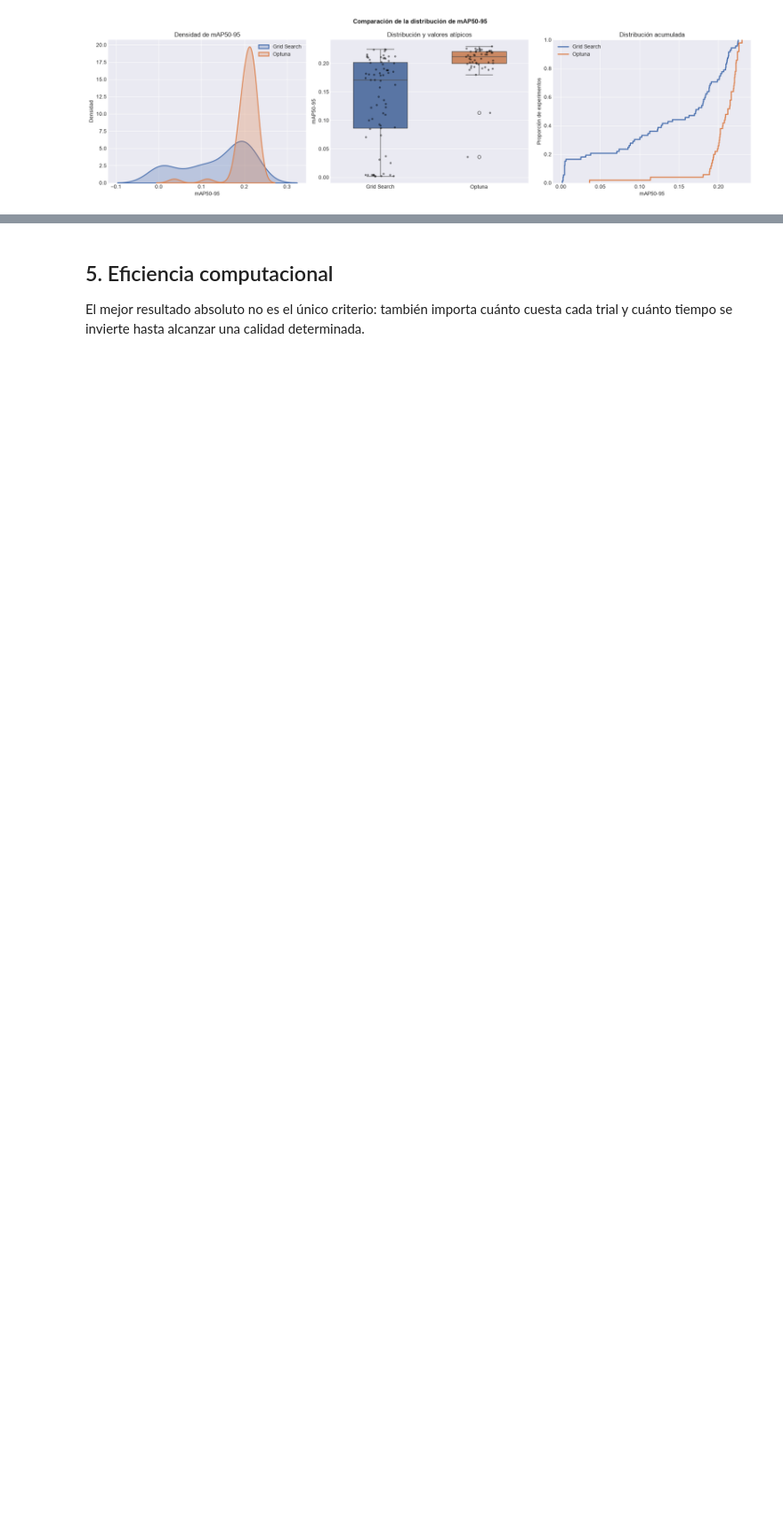
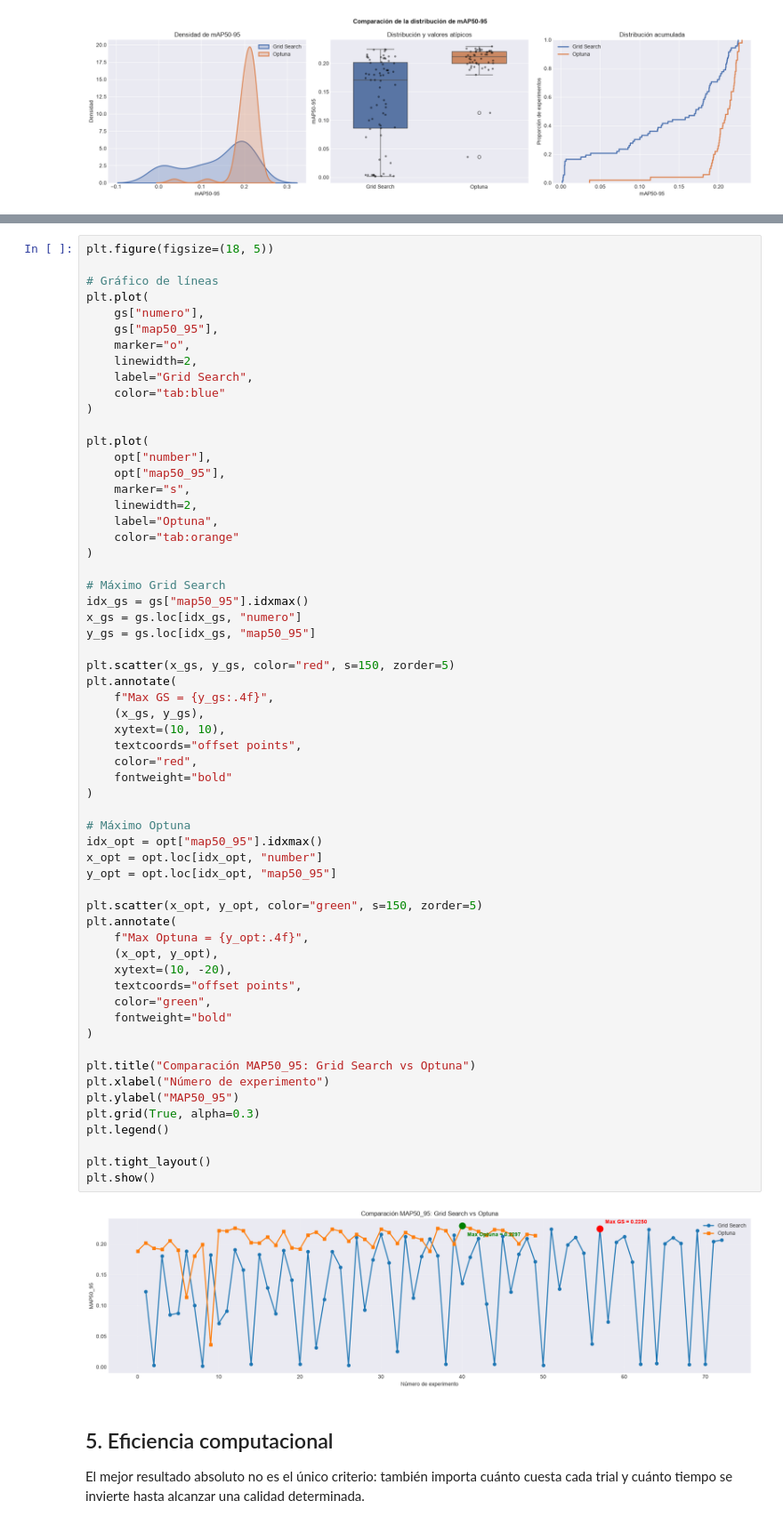
Before and after one commit to josemanuelcanarip-dev/repo_gallinas_11, a Jupyter notebook: notebooks/22_comparacion_finetuning.ipynb, the cells around one changed output, grey strips where cells are left out. Shown at 89% size. Saved outputs shown, nothing was run; the diff lists cells and outputs as text; blank space fills up the shorter version.

```diff
--- a/notebooks/22_comparacion_finetuning.ipynb
+++ b/notebooks/22_comparacion_finetuning.ipynb
@@ -454,3 +357,65 @@ Optuna       alcanza mAP50-95 >= 0.22 en el trial 11 (0.78 h acumuladas)
+# %%
+plt.figure(figsize=(18, 5))
+
+# Gráfico de líneas
+plt.plot(
+    gs["numero"],
+    gs["map50_95"],
+    marker="o",
+    linewidth=2,
+    label="Grid Search",
+    color="tab:blue"
+)
+
+plt.plot(
+    opt["number"],
+    opt["map50_95"],
+    marker="s",
+    linewidth=2,
+    label="Optuna",
+    color="tab:orange"
+)
+
+# Máximo Grid Search
+idx_gs = gs["map50_95"].idxmax()
+x_gs = gs.loc[idx_gs, "numero"]
+y_gs = gs.loc[idx_gs, "map50_95"]
+
+plt.scatter(x_gs, y_gs, color="red", s=150, zorder=5)
+plt.annotate(
+    f"Max GS = {y_gs:.4f}",
+    (x_gs, y_gs),
+    xytext=(10, 10),
+    textcoords="offset points",
+    color="red",
+    fontweight="bold"
+)
+
+# Máximo Optuna
+idx_opt = opt["map50_95"].idxmax()
+x_opt = opt.loc[idx_opt, "number"]
+y_opt = opt.loc[idx_opt, "map50_95"]
+
+plt.scatter(x_opt, y_opt, color="green", s=150, zorder=5)
+plt.annotate(
+    f"Max Optuna = {y_opt:.4f}",
+    (x_opt, y_opt),
+    xytext=(10, -20),
+    textcoords="offset points",
+    color="green",
+    fontweight="bold"
+)
+
+plt.title("Comparación MAP50_95: Grid Search vs Optuna")
+plt.xlabel("Número de experimento")
+plt.ylabel("MAP50_95")
+plt.grid(True, alpha=0.3)
+plt.legend()
+
+plt.tight_layout()
+plt.show()
+# %% [output]
+[figure, added]
 # %% [markdown]
 ## 5. Eficiencia computacional
 
```
Also changed, not shown: parts of 17 cells of this notebook.
